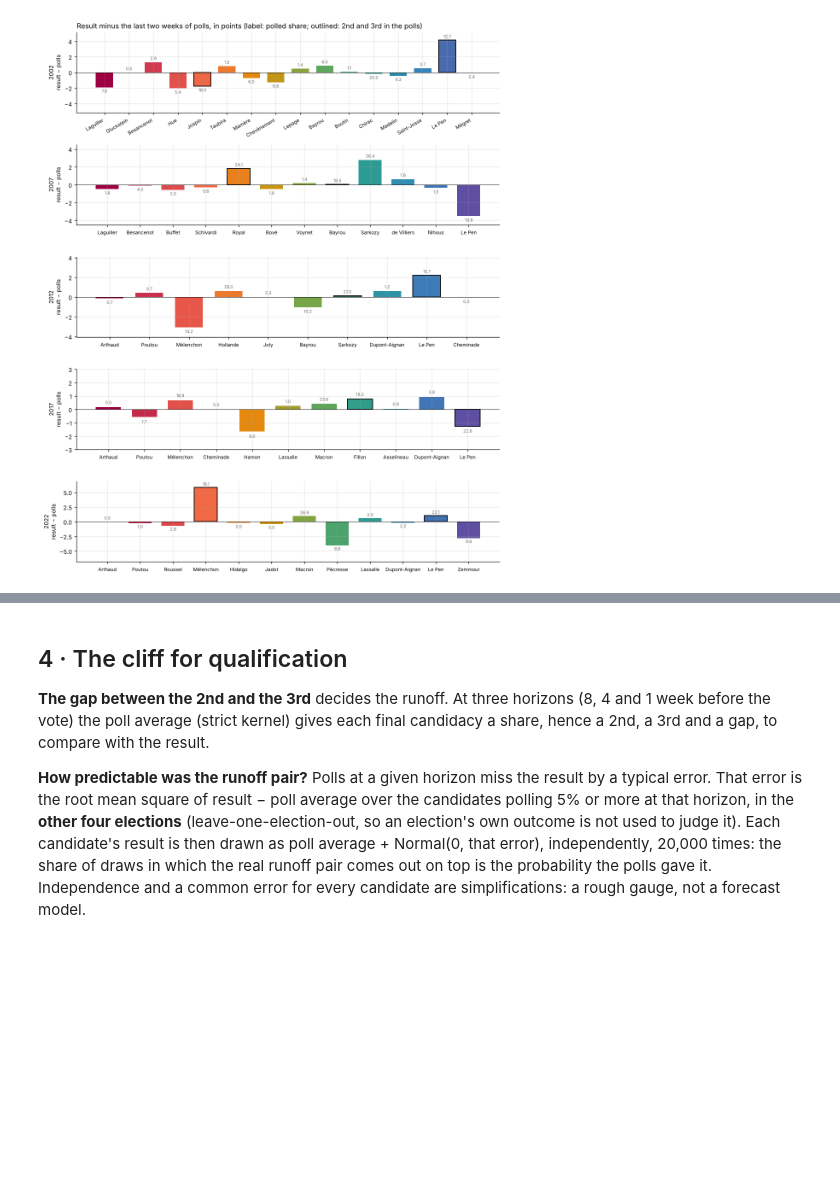
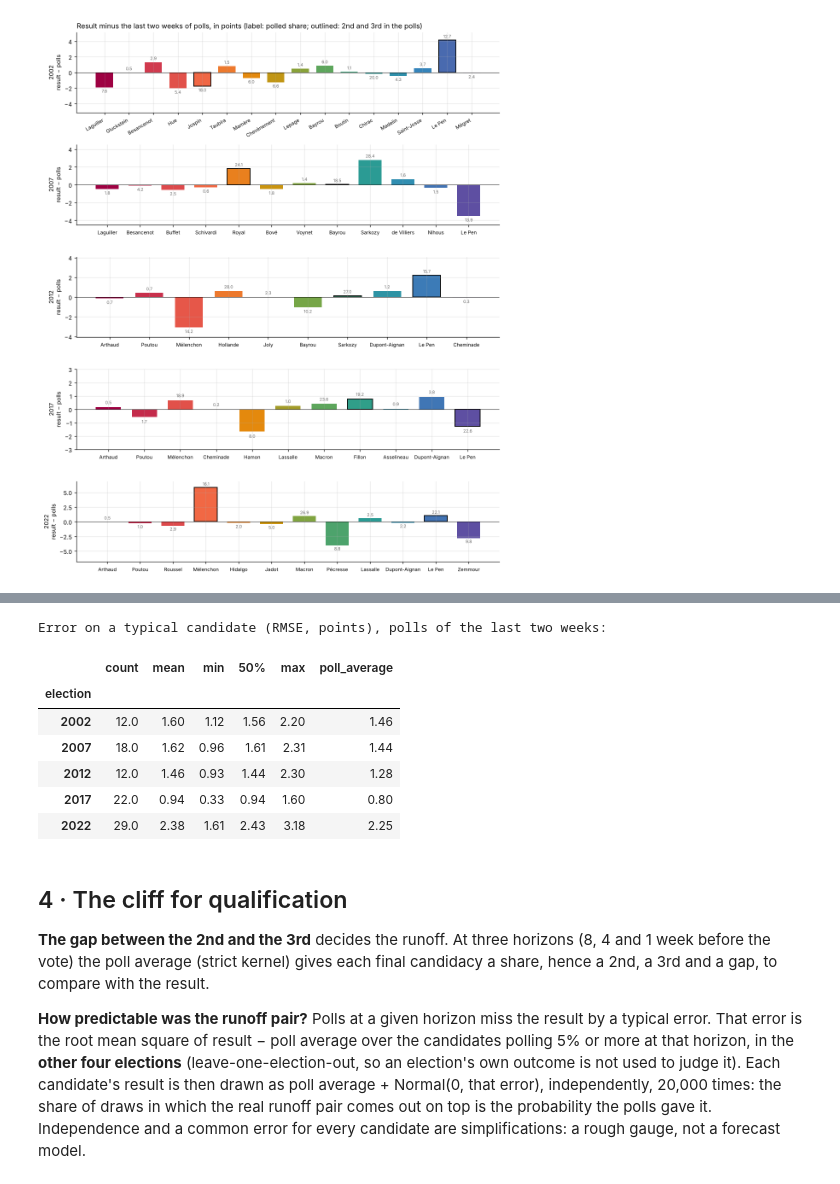
Before and after one commit to clarasalas/strategic-voting-polls-2RS, a Jupyter notebook: notebooks/06_polls_vs_results.ipynb, the cells around one changed output, grey strips where cells are left out. Drawn from its saved outputs; the diff is of its cells as text; code cells hidden in the pictures; blank space fills up the shorter version.

```diff
--- a/notebooks/06_polls_vs_results.ipynb
+++ b/notebooks/06_polls_vs_results.ipynb
@@ -328,3 +338,30 @@ fig.savefig(FIGURES / "error_left_right.png")
+# %%
+acc = per_slot.merge(results.rename(columns={"candidate": "slot", "share": "result"})[["election", "slot", "result"]])
+acc["error"] = acc["value"] - acc["result"]
+info = lastb.groupby("poll_id").agg(institute=("institute_family", "first"), date=("date", "first"),
+                                     days_before=("days_before", "first"))
+worst = acc.loc[acc.groupby("poll_id")["error"].apply(lambda x: x.abs().idxmax())].set_index("poll_id")
+by_poll = (acc.groupby(["election", "poll_id"])
+           .agg(candidates=("slot", "size"), rmse=("error", lambda x: np.sqrt((x ** 2).mean())),
+                mae=("error", lambda x: x.abs().mean()))
+           .reset_index().join(info, on="poll_id"))
+by_poll["largest_miss"] = by_poll["poll_id"].map(worst["slot"])
+by_poll["largest_miss_error"] = by_poll["poll_id"].map(worst["error"])
+by_poll.round(3).to_csv(TABLES / "error_by_poll.csv", index=False)
+
+avg_err = err.dropna(subset=["error"]).groupby("election")["error"].apply(lambda x: np.sqrt((x ** 2).mean()))
+print("Error on a typical candidate (RMSE, points), polls of the last two weeks:")
+by_poll.groupby("election")["rmse"].describe()[["count", "mean", "min", "50%", "max"]].assign(
+    poll_average=avg_err).round(2)
+# %% [output]
+Error on a typical candidate (RMSE, points), polls of the last two weeks:
+|  | count | mean | min | 50% | max | poll_average |
+| election |  |  |  |  |  |  |
+| 2002 | 12.0 | 1.60 | 1.12 | 1.56 | 2.20 | 1.46 |
+| 2007 | 18.0 | 1.62 | 0.96 | 1.61 | 2.31 | 1.44 |
+| 2012 | 12.0 | 1.46 | 0.93 | 1.44 | 2.30 | 1.28 |
+| 2017 | 22.0 | 0.94 | 0.33 | 0.94 | 1.60 | 0.80 |
+| 2022 | 29.0 | 2.38 | 1.61 | 2.43 | 3.18 | 2.25 |
 # %% [markdown]
 ## 4 · The cliff for qualification
 
```
Also changed, not shown: parts of 2 cells of this notebook, 9 other files.
